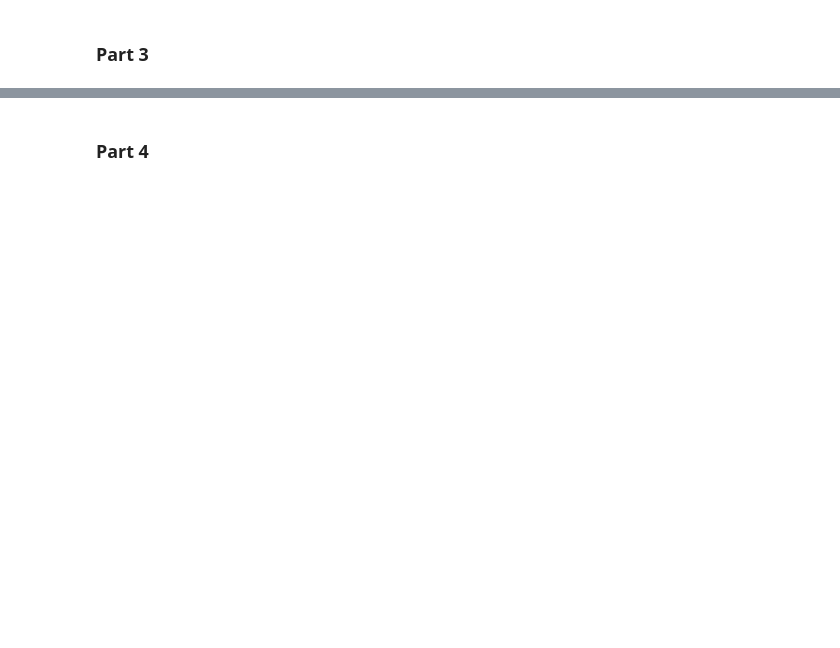
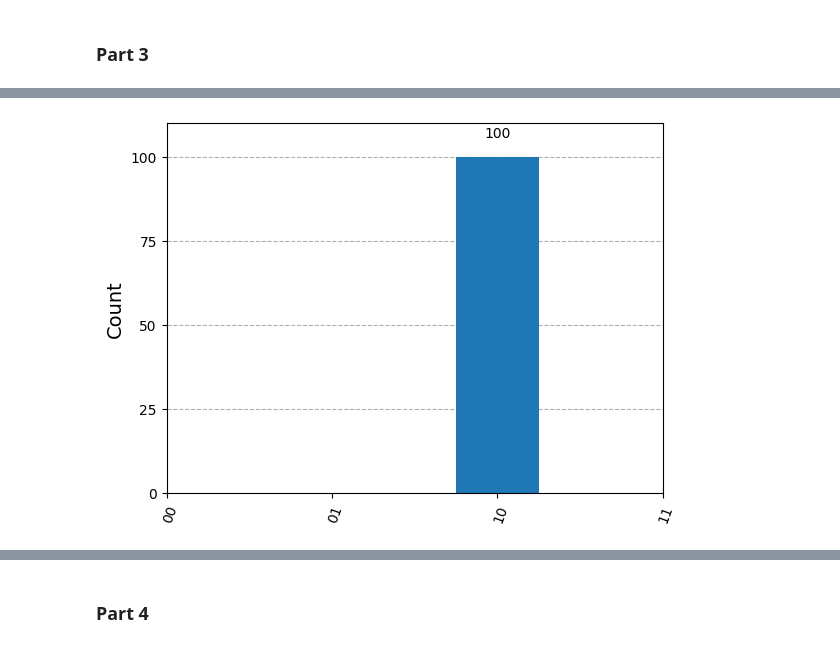
Before and after one commit to Waterbird20/QuantumChallenge, a Jupyter notebook: Prob2/src/prob2.ipynb, the cells around one changed output, grey strips where cells are left out. Saved outputs shown, nothing was run; the diff lists cells and outputs as text; code cells hidden in the pictures; blank space fills up the shorter version.

```diff
--- a/Prob2/src/prob2.ipynb
+++ b/Prob2/src/prob2.ipynb
@@ -118,0 +113,4 @@ result.data()
+# %%
+hist
+# %% [output]
+[figure, added]
```
Also changed, not shown: parts of 22 cells of this notebook, 5 other files.
